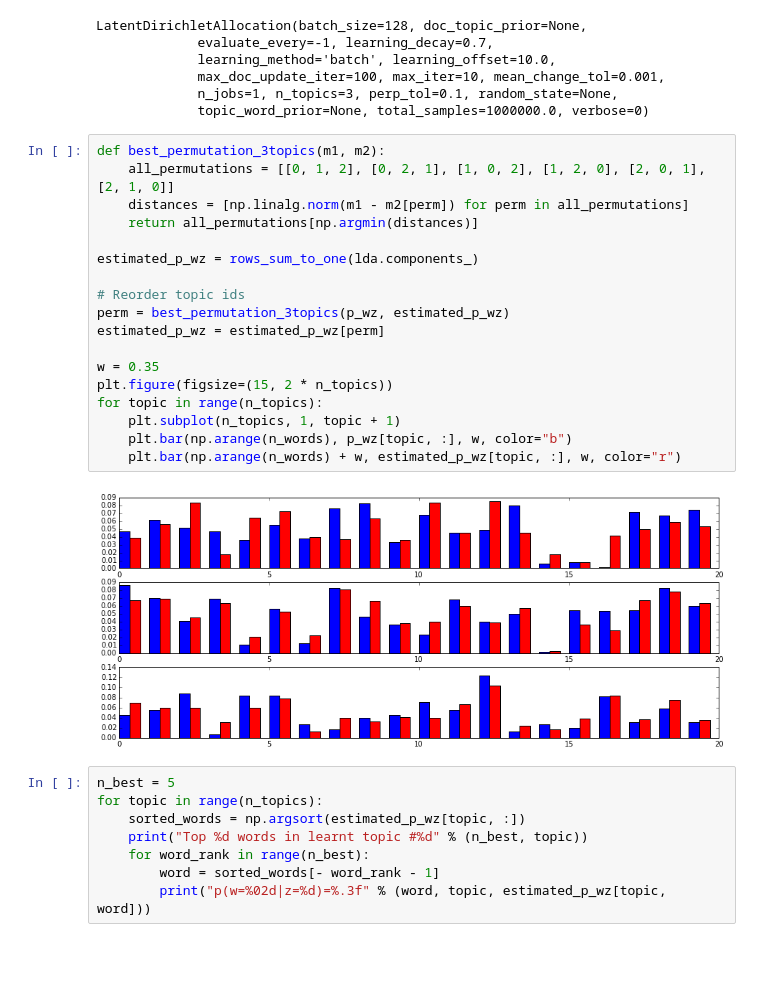
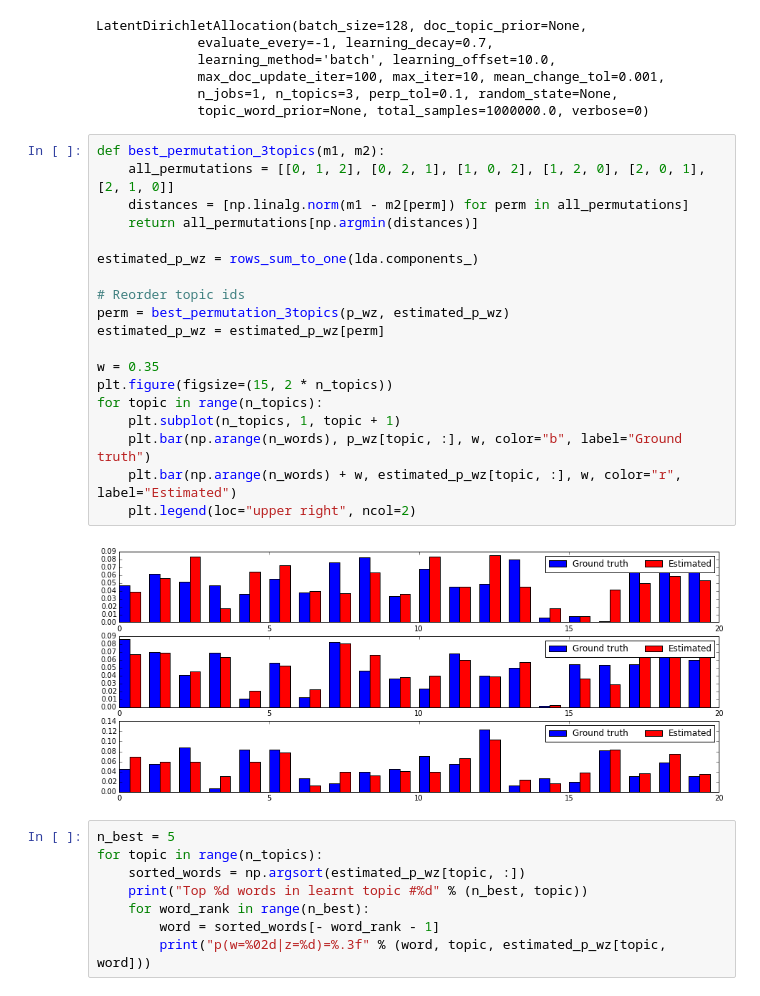
Before and after one commit to rtavenar/rtavenar.github.io, a Jupyter notebook: teaching/sklearn/notebooks/06_LatentDirichletAllocation.ipynb, the cells around one changed output. Drawn from its saved outputs; the diff is of its cells as text; blank space fills up the shorter version.

Commit message:
Legends in plots

```diff
--- a/teaching/sklearn/notebooks/06_LatentDirichletAllocation.ipynb
+++ b/teaching/sklearn/notebooks/06_LatentDirichletAllocation.ipynb
@@ -55,23 +55,24 @@ LatentDirichletAllocation(batch_size=128, doc_topic_prior=None,
 # %%
 def best_permutation_3topics(m1, m2):
     all_permutations = [[0, 1, 2], [0, 2, 1], [1, 0, 2], [1, 2, 0], [2, 0, 1], [2, 1, 0]]
     distances = [np.linalg.norm(m1 - m2[perm]) for perm in all_permutations]
     return all_permutations[np.argmin(distances)]
 
 estimated_p_wz = rows_sum_to_one(lda.components_)
 
 # Reorder topic ids
 perm = best_permutation_3topics(p_wz, estimated_p_wz)
 estimated_p_wz = estimated_p_wz[perm]
 
 w = 0.35
 plt.figure(figsize=(15, 2 * n_topics))
 for topic in range(n_topics):
     plt.subplot(n_topics, 1, topic + 1)
-    plt.bar(np.arange(n_words), p_wz[topic, :], w, color="b")
-    plt.bar(np.arange(n_words) + w, estimated_p_wz[topic, :], w, color="r")
+    plt.bar(np.arange(n_words), p_wz[topic, :], w, color="b", label="Ground truth")
+    plt.bar(np.arange(n_words) + w, estimated_p_wz[topic, :], w, color="r", label="Estimated")
+    plt.legend(loc="upper right", ncol=2)
 # %% [output]
-[figure, old version]
+[figure, new version]
 # %%
 n_best = 5
 for topic in range(n_topics):
```
Also changed, not shown: parts of 1 cell of this notebook.
